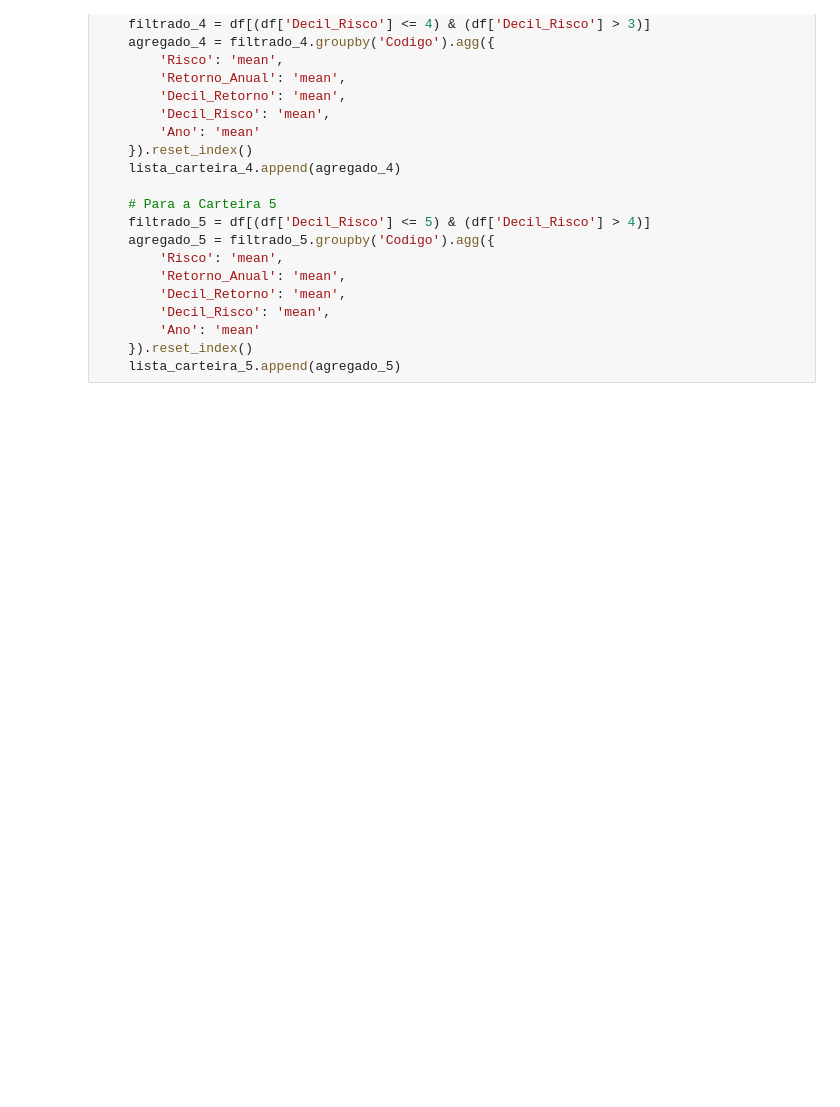
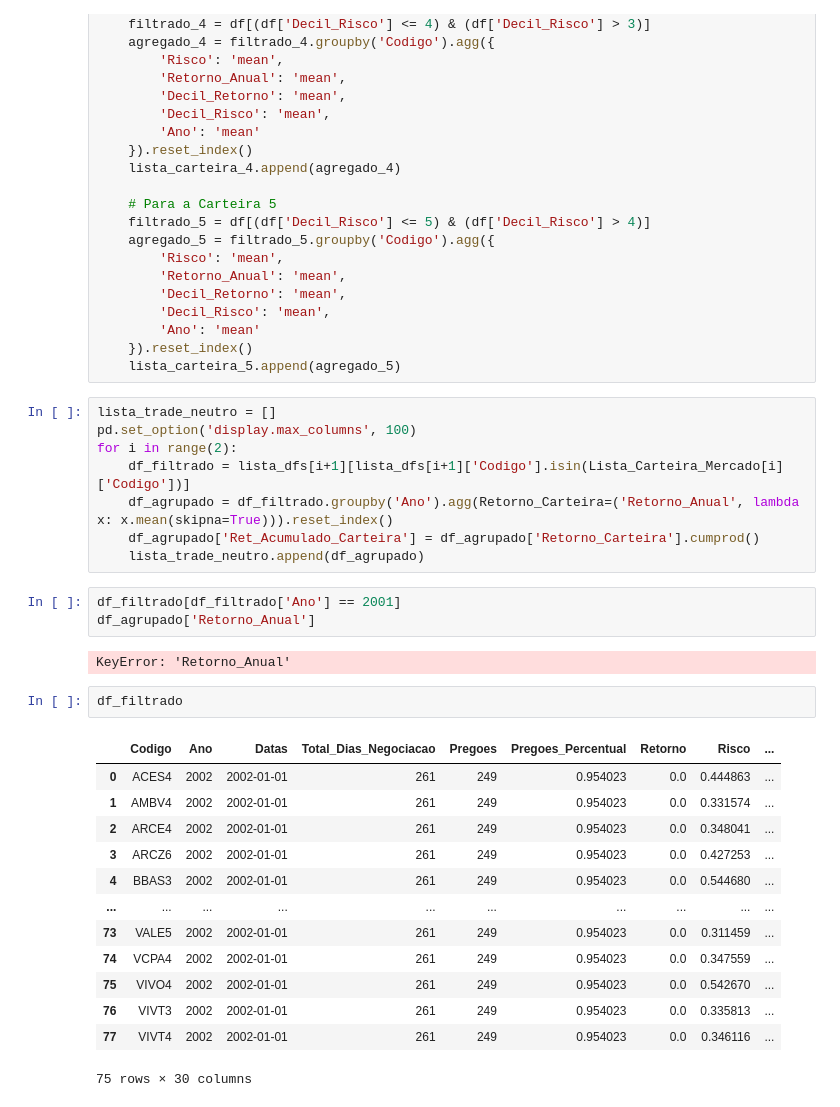
Before and after one commit to andrebarbosa27/lowvolatility, a Jupyter notebook: LowVolatility.ipynb, the cells around one changed output. Saved outputs shown, nothing was run; the diff lists cells and outputs as text; blank space fills up the shorter version.

Commit message:
Criando lista de trade_neutro

```diff
--- a/LowVolatility.ipynb
+++ b/LowVolatility.ipynb
@@ -331,3 +331,32 @@ for df in lista_dfs:
         'Ano': 'mean'
     }).reset_index()
     lista_carteira_5.append(agregado_5)
+# %%
+lista_trade_neutro = []
+pd.set_option('display.max_columns', 100)
+for i in range(2):
+    df_filtrado = lista_dfs[i+1][lista_dfs[i+1]['Codigo'].isin(Lista_Carteira_Mercado[i]['Codigo'])]
+    df_agrupado = df_filtrado.groupby('Ano').agg(Retorno_Carteira=('Retorno_Anual', lambda x: x.mean(skipna=True))).reset_index()
+    df_agrupado['Ret_Acumulado_Carteira'] = df_agrupado['Retorno_Carteira'].cumprod()
+    lista_trade_neutro.append(df_agrupado)
+# %%
+df_filtrado[df_filtrado['Ano'] == 2001]
+df_agrupado['Retorno_Anual']
+# %% [output]
+KeyError: 'Retorno_Anual'
+# %%
+df_filtrado
+# %% [output]
+|  | Codigo | Ano | Datas | Total_Dias_Negociacao | Pregoes | Pregoes_Percentual | Retorno | Risco | ... |
+| 0 | ACES4 | 2002 | 2002-01-01 | 261 | 249 | 0.954023 | 0.0 | 0.444863 | ... |
+| 1 | AMBV4 | 2002 | 2002-01-01 | 261 | 249 | 0.954023 | 0.0 | 0.331574 | ... |
+| 2 | ARCE4 | 2002 | 2002-01-01 | 261 | 249 | 0.954023 | 0.0 | 0.348041 | ... |
+| 3 | ARCZ6 | 2002 | 2002-01-01 | 261 | 249 | 0.954023 | 0.0 | 0.427253 | ... |
+| 4 | BBAS3 | 2002 | 2002-01-01 | 261 | 249 | 0.954023 | 0.0 | 0.544680 | ... |
+| ... | ... | ... | ... | ... | ... | ... | ... | ... | ... |
+| 73 | VALE5 | 2002 | 2002-01-01 | 261 | 249 | 0.954023 | 0.0 | 0.311459 | ... |
+| 74 | VCPA4 | 2002 | 2002-01-01 | 261 | 249 | 0.954023 | 0.0 | 0.347559 | ... |
+| 75 | VIVO4 | 2002 | 2002-01-01 | 261 | 249 | 0.954023 | 0.0 | 0.542670 | ... |
+| 76 | VIVT3 | 2002 | 2002-01-01 | 261 | 249 | 0.954023 | 0.0 | 0.335813 | ... |
+| 77 | VIVT4 | 2002 | 2002-01-01 | 261 | 249 | 0.954023 | 0.0 | 0.346116 | ... |
+75 rows × 30 columns
```
Also changed, not shown: parts of 4 cells of this notebook.
